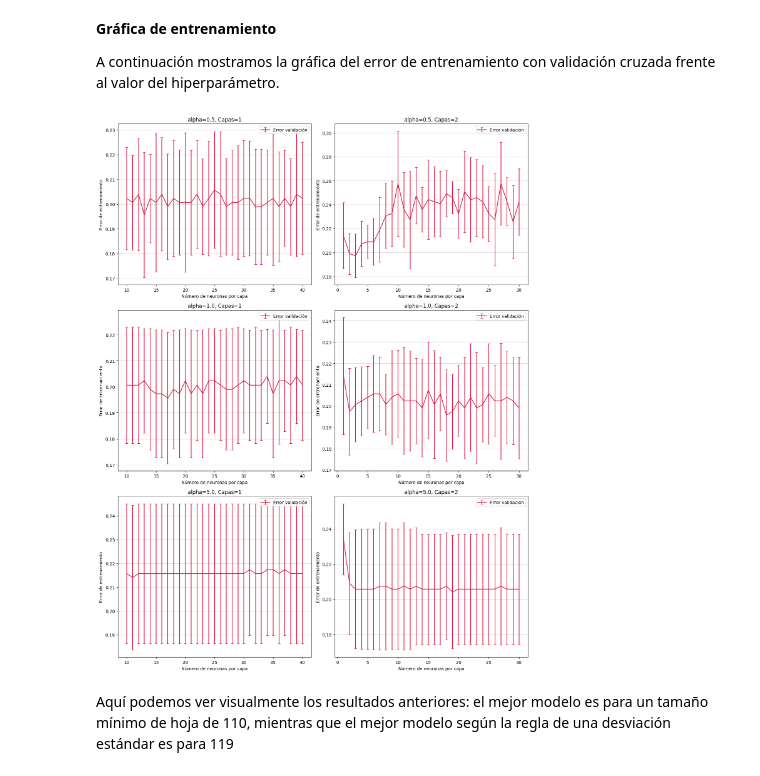
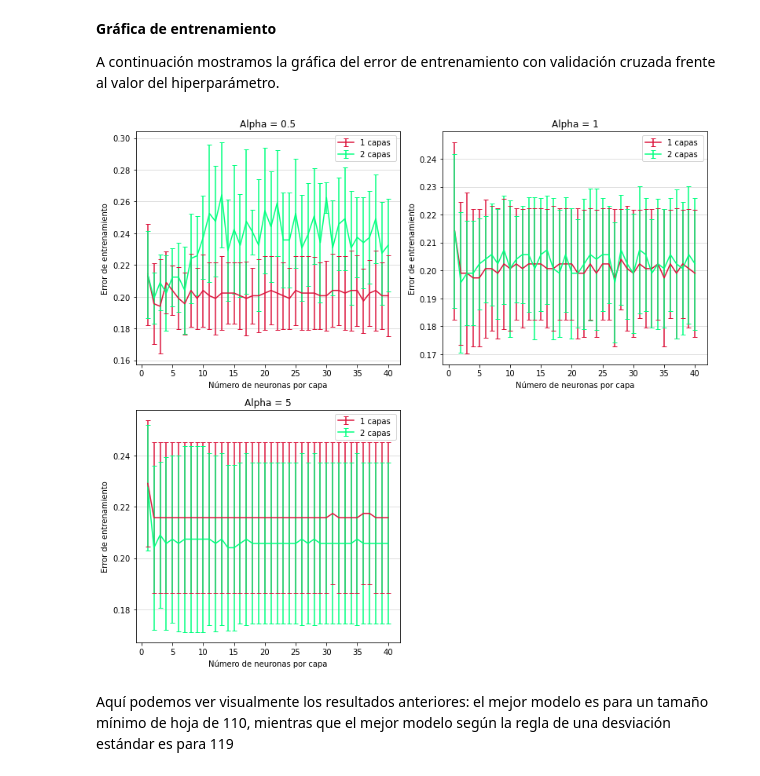
Before and after one commit to uisitoam/Master-Big-Data, a Jupyter notebook: Aprendizaje estadístico/Práctica/redes/nn_LuisArdevol_cesga.ipynb, the cells around one changed output. Saved outputs shown, nothing was run; the diff lists cells and outputs as text; code cells hidden in the pictures.

```diff
--- a/Aprendizaje estadístico/Práctica/redes/nn_LuisArdevol_cesga.ipynb
+++ b/Aprendizaje estadístico/Práctica/redes/nn_LuisArdevol_cesga.ipynb
@@ -73,7 +73,7 @@ import matplotlib.pyplot as plt
 # %% [markdown]
 **Definición de variables globales**
 # %%
-DATASET_NAME = '/Users/luisi/Documents/Master-Big-Data/Aprendizaje estadístico/Práctica/Datos/bloodTransfusion.data'
+DATASET_NAME = 'bloodTransfusion.data'
 DATASET_DELIMITER = ','
 SEED_VALUE = 1  # NO CAMBIES ESTA SEMILLA, así todos tendremos los mismos resultados
 # %% [markdown]
@@ -440,11 +442,11 @@ Buscamos una gráfica más o menos convexa, para hacer una búsqueda de grano fi
 
 Repetimos la exploración, esta vez barriendo todos los valores del intervalo. Así encontraremos el modelo con el menor error de validación cruzada para este problema. Concretramente, usaremos una y dos capas ocultas, con entre 10 y 40 neuronas cada capa. Para el parámetro de regularizacion, cogeremos 1 y su entorno, es decir, 0.5 y 5; esto nos da más precisión a la hora de buscar el valor óptimo.
 # %%
-hidden_gf = [(n,) for n in range(10, 41, 1)] + [(n, n) for n in range(1, 31, 1)]
+hidden_gf = [(n,) for n in range(1, 41, 1)] + [(n, n) for n in range(1, 41, 1)]
 alpha_gf = [0.5, 1, 5]
 
 hyperparameters_gf = {'hidden_layer_sizes': hidden_gf, 'alpha': alpha_gf}
-mlp_gf = MLPClassifier(activation='tanh', solver='lbfgs', max_iter=2000)
+mlp_gf = MLPClassifier(activation='tanh', solver='lbfgs', max_iter=2000, random_state=SEED_VALUE)
 
 modeloCV_gf, cv_results_gf = crossVal(dataset_train_X_scaled, np.ravel(dataset_train_Y.astype(int)),
                                       mlp_gf, hyperparameters_gf)
@@ -493,15 +494,18 @@ cv_results_best_gf.loc[:, ['param_alpha', 'param_hidden_layer_sizes', 'mean_test
 
 A continuación mostramos la gráfica del error de entrenamiento con validación cruzada frente al valor del hiperparámetro.
 # %%
-fig_gf, axes_gf = plt.subplots(len(alpha_gf), 2, figsize=(7*2, 6*len(alpha_gf)))
+fig_gf, axes_gf = plt.subplots(2, int(len(alpha_gf)/2)+1, figsize=(int(7*len(alpha_gf)/2)+1, 5*2))
 
-errorVal(cv_results_gf, axes_gf, label="Error validación")
+errorVal(cv_results_gf, fig_gf, label="")
+
+if len(alpha_gf) % 2 != 0:
+    fig_gf.delaxes(axes_gf.flatten()[-1])  # Elimina el último eje
 
 plt.tight_layout()
 plt.savefig("ej2_1.pdf", dpi=150)
 plt.show()
 # %% [output]
-[figure, old version]
+[figure, new version]
 # %% [markdown]
 Aquí podemos ver visualmente los resultados anteriores: el mejor modelo es para un tamaño mínimo de hoja de 110, mientras que el mejor modelo según la regla de una desviación estándar es para 119
 # %% [markdown]
```
Also changed, not shown: parts of 24 cells of this notebook, 14 other files.
